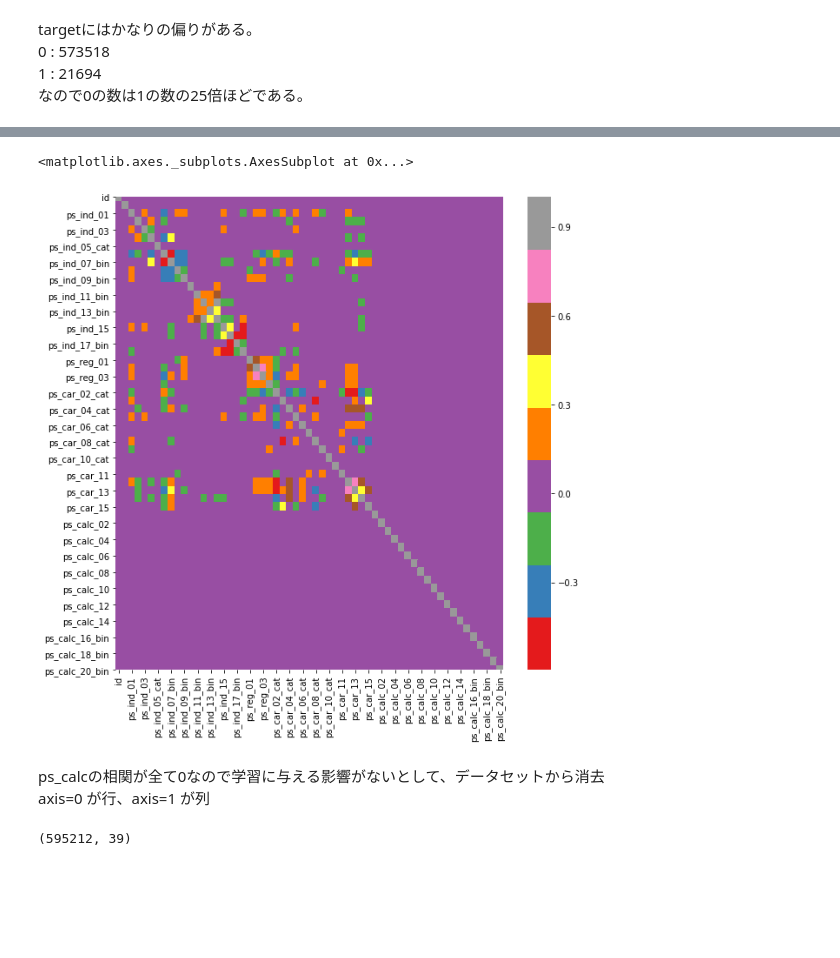
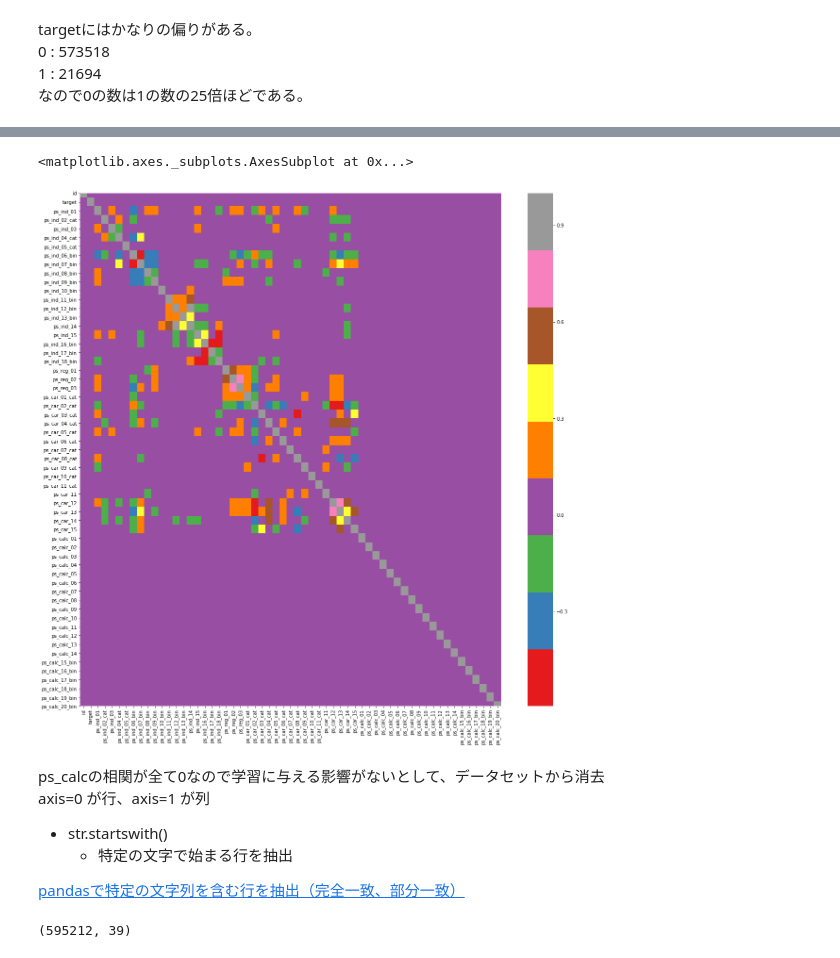
Before and after one commit to a24dai/kaggle, a Jupyter notebook: porto_seguro/code.ipynb, the cells around one changed output, grey strips where cells are left out. Saved outputs shown, nothing was run; the diff lists cells and outputs as text; code cells hidden in the pictures; blank space fills up the shorter version.

```diff
--- a/porto_seguro/code.ipynb
+++ b/porto_seguro/code.ipynb
@@ -69,13 +55,18 @@ targetにはかなりの偏りがある。
 # %%
 cor = train.corr()
-plt.figure(figsize=(10,10))
+plt.figure(figsize=(20,20))
 sns.heatmap(cor, cmap='Set1')
 # %% [output]
 <matplotlib.axes._subplots.AxesSubplot at 0x...>
-[figure, old version]
+[figure, new version]
 # %% [markdown]
 ps_calcの相関が全て0なので学習に与える影響がないとして、データセットから消去
 axis=0 が行、axis=1 が列
+
+- str.startswith()
+    - 特定の文字で始まる行を抽出
+
+[pandasで特定の文字列を含む行を抽出（完全一致、部分一致）](https://note.nkmk.me/python-pandas-str-contains-match/)
 # %%
 ps_cal = train.columns[train.columns.str.startswith('ps_calc')]
 train = train.drop(ps_cal, axis =1)
```
Also changed, not shown: parts of 19 cells of this notebook.
